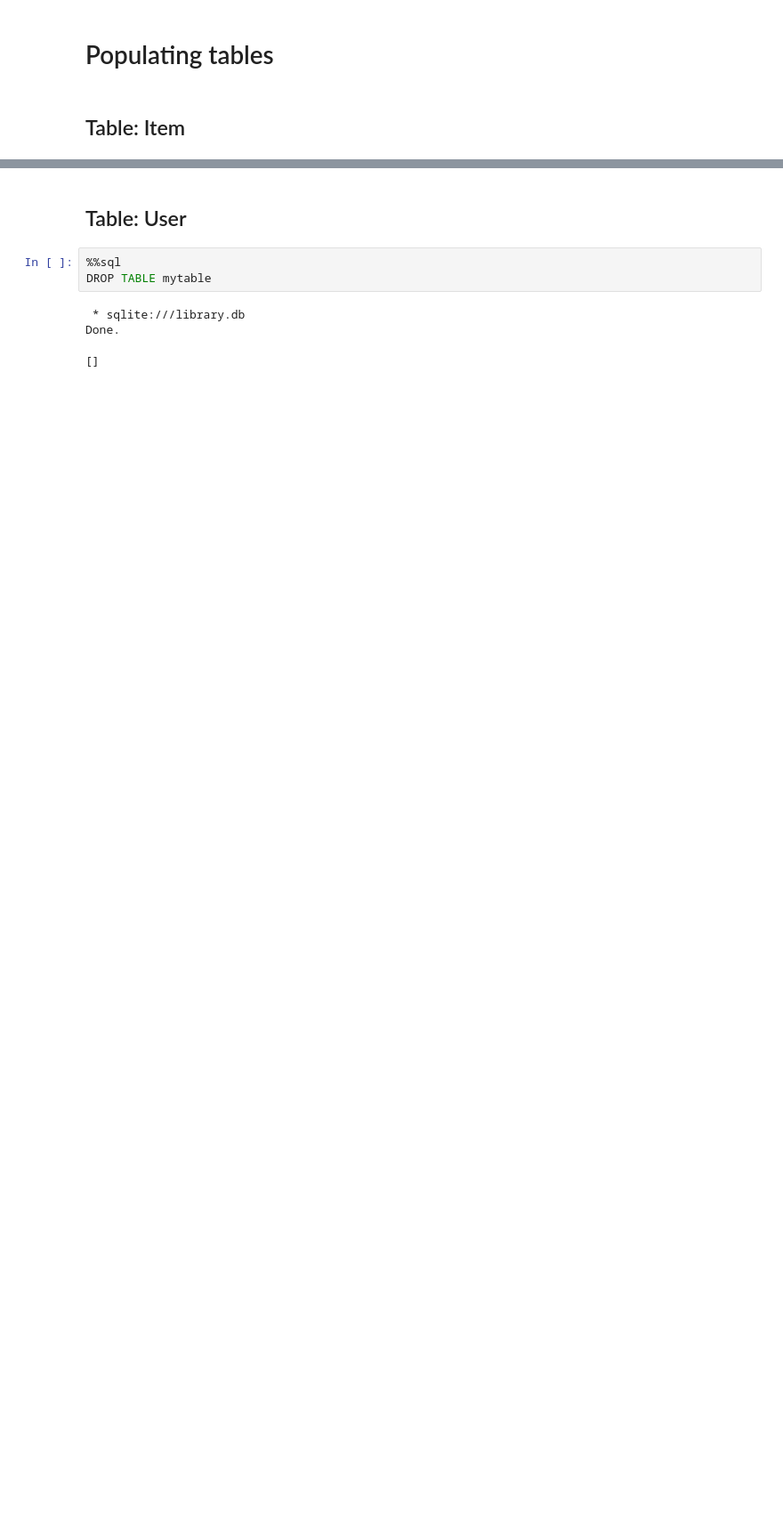
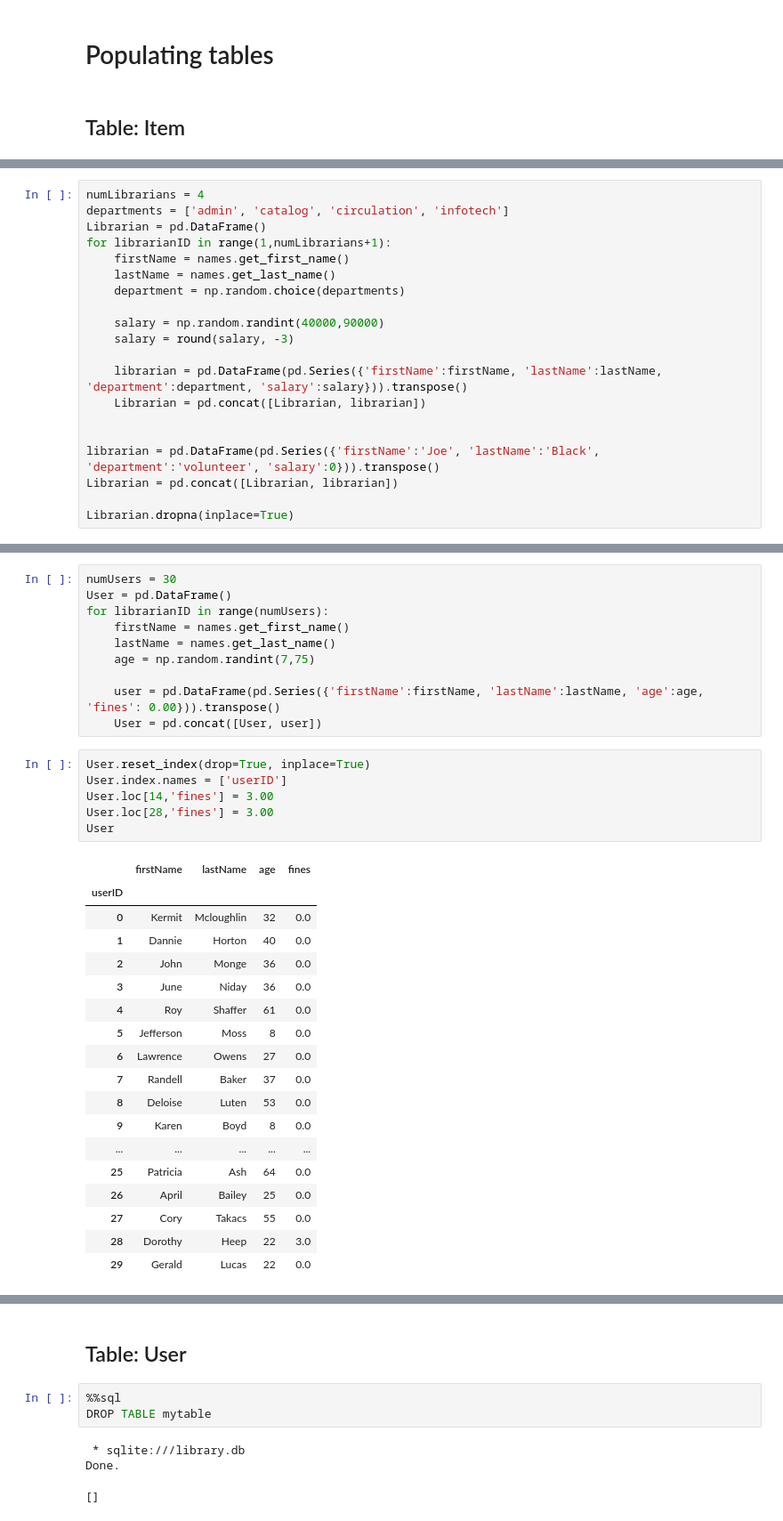
Before and after one commit to dreaminred/cmpt354-miniproject, a Jupyter notebook: notebooks/db-design.ipynb, the cells around one changed output, grey strips where cells are left out. Shown at 89% size. Drawn from its saved outputs; the diff is of its cells as text; blank space fills up the shorter version.

```diff
--- a/notebooks/db-design.ipynb
+++ b/notebooks/db-design.ipynb
@@ -145,0 +384,20 @@ books.drop_duplicates(subset=['itemName'], inplace=True)
+# %%
+numLibrarians = 4
+departments = ['admin', 'catalog', 'circulation', 'infotech']
+Librarian = pd.DataFrame()
+for librarianID in range(1,numLibrarians+1):
+    firstName = names.get_first_name()
+    lastName = names.get_last_name()
+    department = np.random.choice(departments)
+
+    salary = np.random.randint(40000,90000)
+    salary = round(salary, -3)
+
+    librarian = pd.DataFrame(pd.Series({'firstName':firstName, 'lastName':lastName, 'department':department, 'salary':salary})).transpose()
+    Librarian = pd.concat([Librarian, librarian])
+
+
+librarian = pd.DataFrame(pd.Series({'firstName':'Joe', 'lastName':'Black', 'department':'volunteer', 'salary':0})).transpose()
+Librarian = pd.concat([Librarian, librarian])
+
+Librarian.dropna(inplace=True)
@@ -145,0 +420,35 @@ books.drop_duplicates(subset=['itemName'], inplace=True)
+# %%
+numUsers = 30
+User = pd.DataFrame()
+for librarianID in range(numUsers):
+    firstName = names.get_first_name()
+    lastName = names.get_last_name()
+    age = np.random.randint(7,75)
+
+    user = pd.DataFrame(pd.Series({'firstName':firstName, 'lastName':lastName, 'age':age, 'fines': 0.00})).transpose()
+    User = pd.concat([User, user])
+# %%
+User.reset_index(drop=True, inplace=True)
+User.index.names = ['userID']
+User.loc[14,'fines'] = 3.00
+User.loc[28,'fines'] = 3.00
+User
+# %% [output]
+|  | firstName | lastName | age | fines |
+| userID |  |  |  |  |
+| 0 | Kermit | Mcloughlin | 32 | 0.0 |
+| 1 | Dannie | Horton | 40 | 0.0 |
+| 2 | John | Monge | 36 | 0.0 |
+| 3 | June | Niday | 36 | 0.0 |
+| 4 | Roy | Shaffer | 61 | 0.0 |
+| 5 | Jefferson | Moss | 8 | 0.0 |
+| 6 | Lawrence | Owens | 27 | 0.0 |
+| 7 | Randell | Baker | 37 | 0.0 |
+| 8 | Deloise | Luten | 53 | 0.0 |
+| 9 | Karen | Boyd | 8 | 0.0 |
+| ... | ... | ... | ... | ... |
+| 25 | Patricia | Ash | 64 | 0.0 |
+| 26 | April | Bailey | 25 | 0.0 |
+| 27 | Cory | Takacs | 55 | 0.0 |
+| 28 | Dorothy | Heep | 22 | 3.0 |
+| 29 | Gerald | Lucas | 22 | 0.0 |
```
Also changed, not shown: parts of 45 cells of this notebook, 10 other files.
